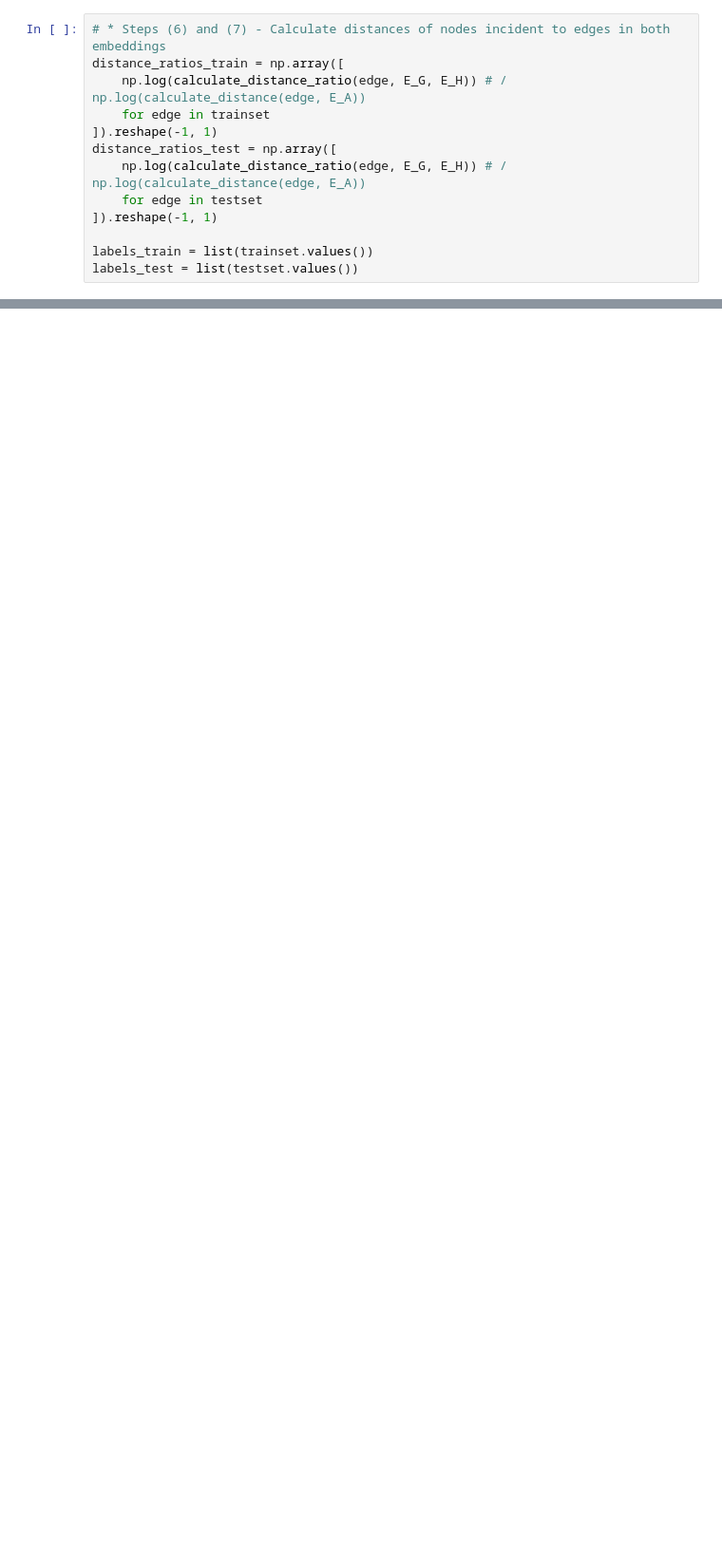
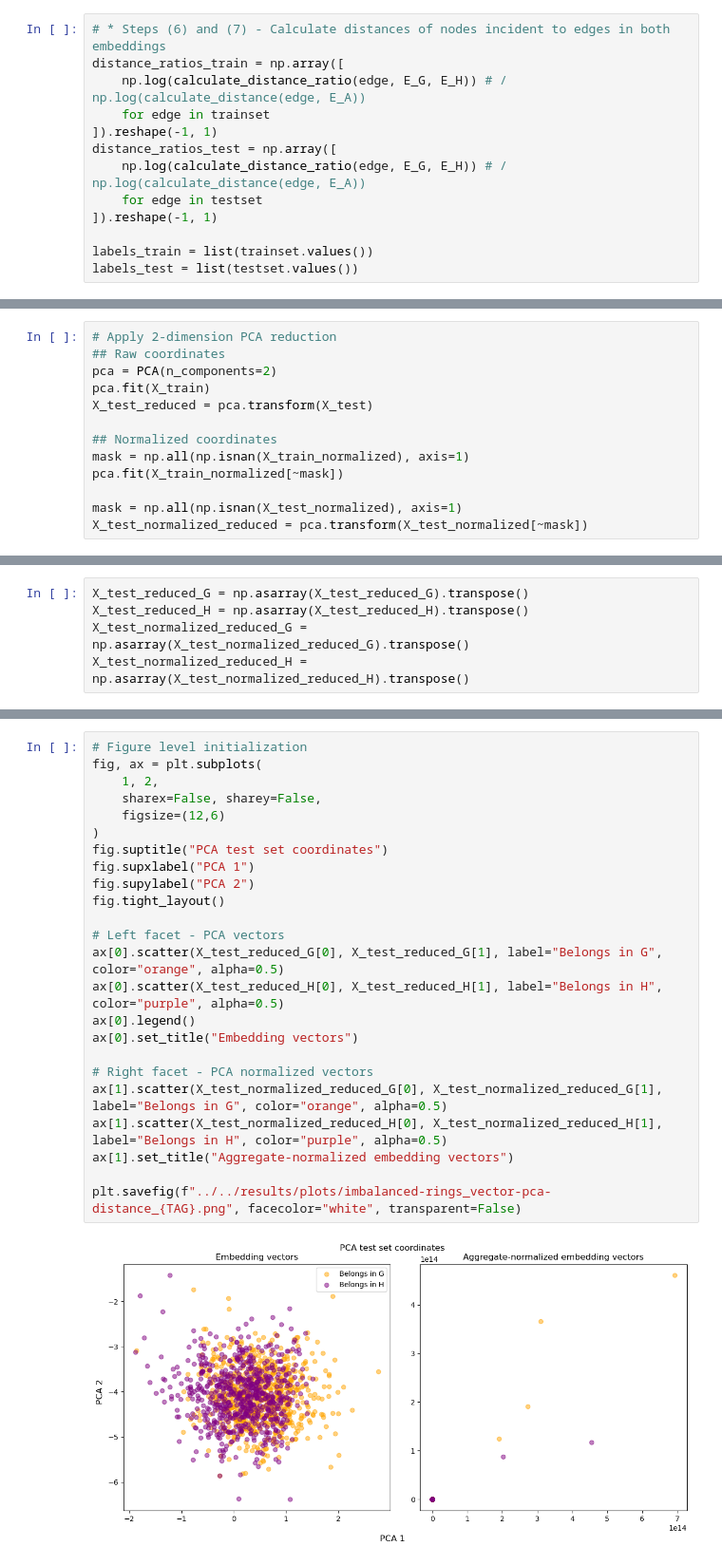
Before and after one commit to kaiser-dan/proj_naive-embedded-reconstruction, a Jupyter notebook: notebooks/ex/EMB_ex20_logistic-regression.ipynb, the cells around one changed output, grey strips where cells are left out. Shown at 95% size. Saved outputs shown, nothing was run; the diff lists cells and outputs as text; blank space fills up the shorter version.

```diff
--- a/notebooks/ex/EMB_ex20_logistic-regression.ipynb
+++ b/notebooks/ex/EMB_ex20_logistic-regression.ipynb
@@ -404,0 +341,13 @@ Text(0.5, 1.0, 'Test set distances')
+# %%
+# Apply 2-dimension PCA reduction
+## Raw coordinates
+pca = PCA(n_components=2)
+pca.fit(X_train)
+X_test_reduced = pca.transform(X_test)
+
+## Normalized coordinates
+mask = np.all(np.isnan(X_train_normalized), axis=1)
+pca.fit(X_train_normalized[~mask])
+
+mask = np.all(np.isnan(X_test_normalized), axis=1)
+X_test_normalized_reduced = pca.transform(X_test_normalized[~mask])
@@ -404,0 +401,5 @@ Text(0.5, 1.0, 'Test set distances')
+# %%
+X_test_reduced_G = np.asarray(X_test_reduced_G).transpose()
+X_test_reduced_H = np.asarray(X_test_reduced_H).transpose()
+X_test_normalized_reduced_G = np.asarray(X_test_normalized_reduced_G).transpose()
+X_test_normalized_reduced_H = np.asarray(X_test_normalized_reduced_H).transpose()
@@ -404,0 +444,26 @@ Text(0.5, 1.0, 'Test set distances')
+# %%
+# Figure level initialization
+fig, ax = plt.subplots(
+    1, 2,
+    sharex=False, sharey=False,
+    figsize=(12,6)
+)
+fig.suptitle("PCA test set coordinates")
+fig.supxlabel("PCA 1")
+fig.supylabel("PCA 2")
+fig.tight_layout()
+
+# Left facet - PCA vectors
+ax[0].scatter(X_test_reduced_G[0], X_test_reduced_G[1], label="Belongs in G", color="orange", alpha=0.5)
+ax[0].scatter(X_test_reduced_H[0], X_test_reduced_H[1], label="Belongs in H", color="purple", alpha=0.5)
+ax[0].legend()
+ax[0].set_title("Embedding vectors")
+
+# Right facet - PCA normalized vectors
+ax[1].scatter(X_test_normalized_reduced_G[0], X_test_normalized_reduced_G[1], label="Belongs in G", color="orange", alpha=0.5)
+ax[1].scatter(X_test_normalized_reduced_H[0], X_test_normalized_reduced_H[1], label="Belongs in H", color="purple", alpha=0.5)
+ax[1].set_title("Aggregate-normalized embedding vectors")
+
+plt.savefig(f"../../results/plots/imbalanced-rings_vector-pca-distance_{TAG}.png", facecolor="white", transparent=False)
+# %% [output]
+[figure, added]
```
Also changed, not shown: parts of 46 cells of this notebook, 20 other files.
